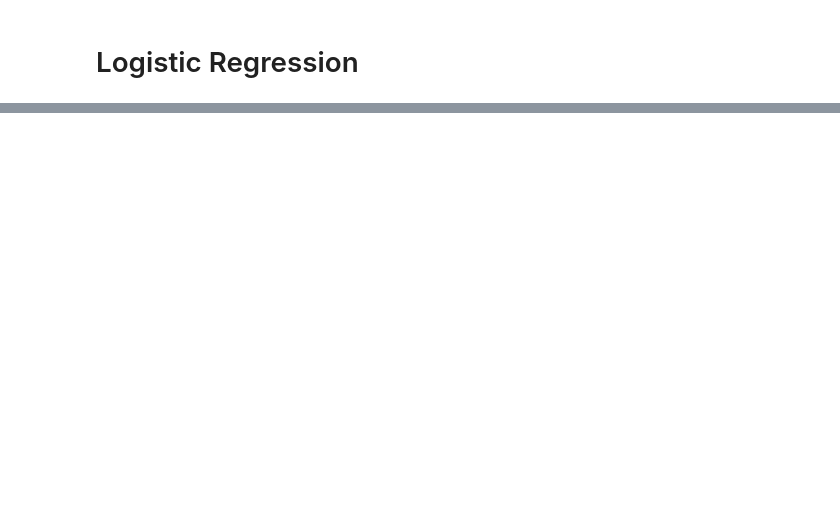
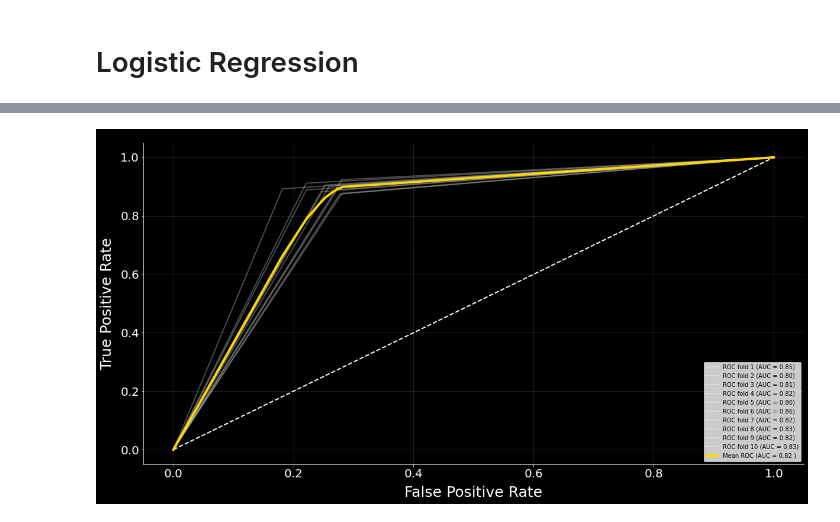
Before and after one commit to Requiem98/FDS-FinalProject, a Jupyter notebook: main.ipynb, the cells around one changed output, grey strips where cells are left out. Drawn from its saved outputs; the diff is of its cells as text; code cells hidden in the pictures; blank space fills up the shorter version.

```diff
--- a/main.ipynb
+++ b/main.ipynb
@@ -112,0 +175,80 @@ np.mean(scores)
+# %%
+#Trovo le feature migliori
+
+kfold = KFold(n_splits=10, random_state=123, shuffle=True)
+
+model = LogisticRegression(solver="newton-cg", n_jobs=-1)
+
+sfs_kn = SFS(estimator = model, k_features=(3,17), cv=kfold, n_jobs=-1)
+
+sfs_kn.fit(X_res, y_res)
+
+temp_X_res = sfs_kn.transform(X_res)
+
+poly = PolynomialFeatures(degree = degree, interaction_only=False, include_bias=False)
+
+temp_X_res_poly = poly.fit_transform(temp_X_res)
+
+
+#Calcolo la roc curve
+
+kfold = KFold(n_splits=10, random_state=123, shuffle=True)
+
+#model = KNeighborsClassifier(n_neighbors=1, n_jobs=-1)
+
+fig, ax = plt.subplots(1,1,figsize=(20,10), facecolor="k")
+plt.rcParams['axes.facecolor'] = 'k'
+#out = cross_val_score(model, temp_X_res, y_res, scoring="roc_auc", cv=kfold, n_jobs=-1)
+
+tprs = []
+aucs = []
+mean_fpr = np.linspace(0,1,100)
+i = 1
+for train_index, test_index in kfold.split(temp_X_res_poly, y_res):
+
+    model = LogisticRegression(solver="newton-cg", n_jobs=-1)
+
+    X_train, X_test = temp_X_res_poly[train_index], temp_X_res_poly[test_index]
+    y_train, y_test = y_res[train_index], y_res[test_index]
+
+    model.fit(X_train, y_train)
+
+    out = model.predict(X_test)
+
+    fpr, tpr, t = roc_curve(y_test, out)
+
+    tprs.append(np.interp(mean_fpr, fpr, tpr))
+
+    roc_auc = auc(fpr, tpr)
+
+    aucs.append(roc_auc)
+
+    ax.plot(fpr, tpr, lw=2, color="w", alpha=0.3, label='ROC fold %d (AUC = %0.2f)' % (i, roc_auc))
+    i= i+1
+
+ax.plot([0,1],[0,1],linestyle = '--',lw = 2,color = 'w')
+mean_tpr = np.mean(tprs, axis=0)
+mean_auc = auc(mean_fpr, mean_tpr)
+ax.plot(mean_fpr, mean_tpr, color='gold',
+         label=r'Mean ROC (AUC = %0.2f )' % (mean_auc),lw=4, alpha=1)
+
+ax.set_xlabel('False Positive Rate',color="w", size=25, labelpad=10)
+ax.set_ylabel('True Positive Rate', color="w", size=25, labelpad=10)
+ax.set_title('ROC')
+ax.legend(loc="lower right", facecolor="w")
+ax.text(0.32,0.7,'More accurate area',fontsize = 12)
+ax.text(0.63,0.4,'Less accurate area',fontsize = 12)
+
+
+ax.spines['bottom'].set_color('w')
+ax.spines['left'].set_color('w')
+
+ax.tick_params(axis='x', colors='w')
+ax.tick_params(axis='y', colors='w')
+
+plt.xticks(size = 20)
+plt.yticks(size = 20)
+
+ax.grid(color="lightgray", alpha = 0.2)
+# %% [output]
+[figure, added]
```
Also changed, not shown: parts of 13 cells of this notebook.
